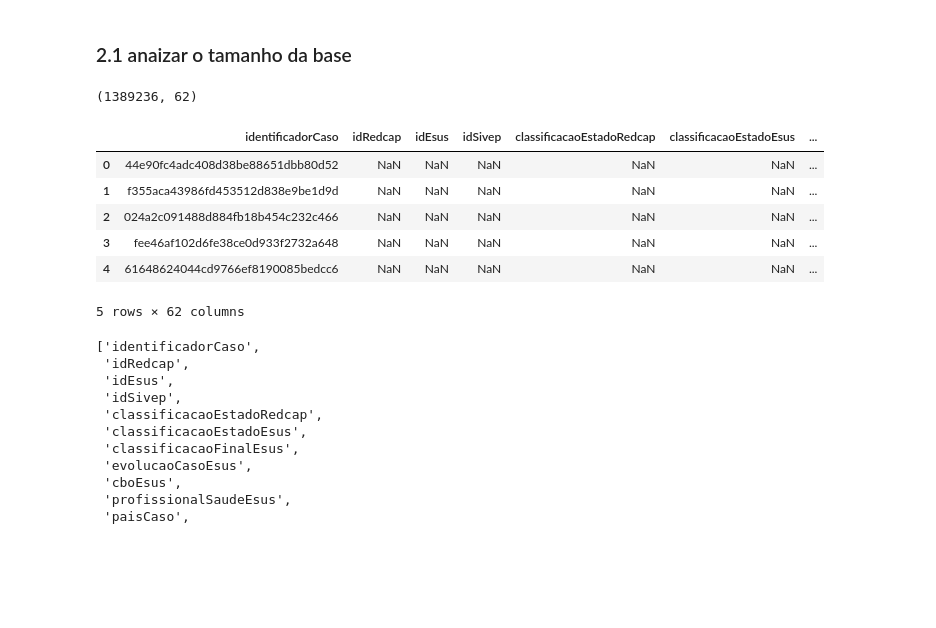
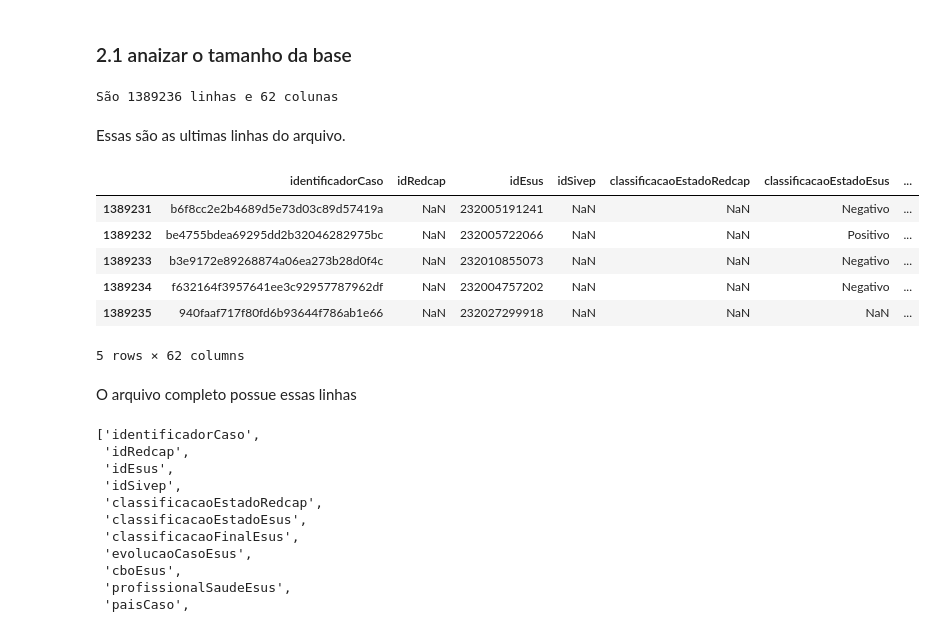
Before and after one commit to luan-prates/bootcamp-ds-aplicada-alura-2021, a Jupyter notebook: projetos/projeto_modulo_1/integrasus.ipynb, the cells around one changed output. Saved outputs shown, nothing was run; the diff lists cells and outputs as text; code cells hidden in the pictures; blank space fills up the shorter version.

```diff
--- a/projetos/projeto_modulo_1/integrasus.ipynb
+++ b/projetos/projeto_modulo_1/integrasus.ipynb
@@ -104,27 +106,32 @@ files
 # %%
 import pandas as pd
 
-df = pd.read_csv(datasets_path+files[0], sep=';')
+df = pd.read_csv(datasets_path+files[1], sep=';')
 # %% [markdown]
 ### 2.1 anaizar o tamanho da base
-# %%
-df.shape
-# %% [output]
-(1389236, 62)
+# %%
+tamanho = df.shape
+print(f'São {tamanho[0]} linhas e {tamanho[1]} colunas')
+# %% [output]
+São 1389236 linhas e 62 colunas
+# %% [markdown]
+Essas são as ultimas linhas do arquivo.
 # %%
-df.head()
-#df_casos.tail()
+#df.head()
+df.tail()
 #df.describe() # usar isso em casos por municipio.
 #df_casos.columns
 #df_casos.dtypes
 # %% [output]
 |  | identificadorCaso | idRedcap | idEsus | idSivep | classificacaoEstadoRedcap | classificacaoEstadoEsus | ... |
-| 0 | 44e90fc4adc408d38be88651dbb80d52 | NaN | NaN | NaN | NaN | NaN | ... |
-| 1 | f355aca43986fd453512d838e9be1d9d | NaN | NaN | NaN | NaN | NaN | ... |
-| 2 | 024a2c091488d884fb18b454c232c466 | NaN | NaN | NaN | NaN | NaN | ... |
-| 3 | fee46af102d6fe38ce0d933f2732a648 | NaN | NaN | NaN | NaN | NaN | ... |
-| 4 | 61648624044cd9766ef8190085bedcc6 | NaN | NaN | NaN | NaN | NaN | ... |
+| 1389231 | b6f8cc2e2b4689d5e73d03c89d57419a | NaN | 232005191241 | NaN | NaN | Negativo | ... |
+| 1389232 | be4755bdea69295dd2b32046282975bc | NaN | 232005722066 | NaN | NaN | Positivo | ... |
+| 1389233 | b3e9172e89268874a06ea273b28d0f4c | NaN | 232010855073 | NaN | NaN | Negativo | ... |
+| 1389234 | f632164f3957641ee3c92957787962df | NaN | 232004757202 | NaN | NaN | Negativo | ... |
+| 1389235 | 940faaf717f80fd6b93644f786ab1e66 | NaN | 232027299918 | NaN | NaN | NaN | ... |
 5 rows × 62 columns
+# %% [markdown]
+O arquivo completo possue essas linhas
 # %%
 df.columns.tolist()
 # %% [output]
```
Also changed, not shown: parts of 28 cells of this notebook.
